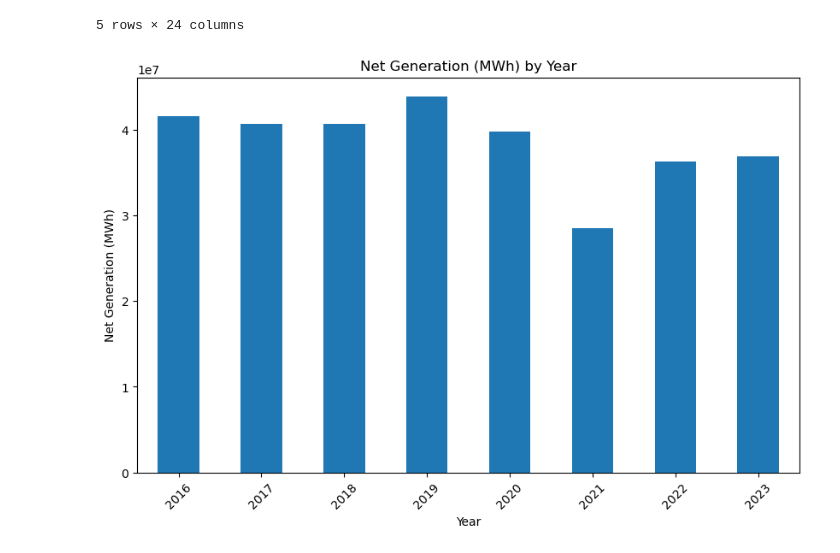
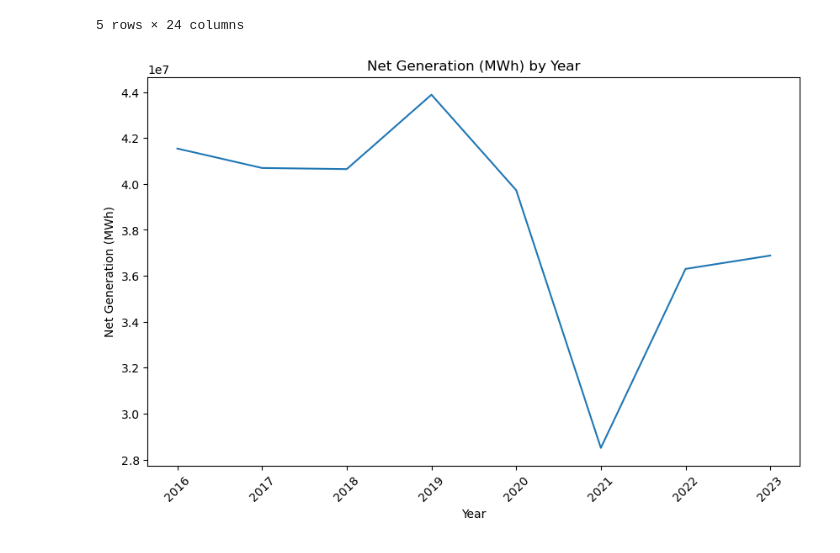
Before and after one commit to deryk96/energy-and-ai, a Jupyter notebook: ZIP Production.ipynb, the cells around one changed output. Drawn from its saved outputs; the diff is of its cells as text; code cells hidden in the pictures.

Commit message:
graphs
Made some graphs

```diff
--- a/ZIP Production.ipynb
+++ b/ZIP Production.ipynb
@@ -298,16 +278,17 @@ filtered_entries_after_2015_df.head()
 # %%
 import matplotlib.pyplot as plt
 
 # Group the data by report_year and sum the net_generation_mwh
 generation_by_year = filtered_entries_after_2015_df.groupby('report_year')['net_generation_mwh'].sum()
 
 # Plot the data
 plt.figure(figsize=(10, 6))
-generation_by_year.plot(kind='bar')
+generation_by_year.plot()
+
 plt.title('Net Generation (MWh) by Year')
 plt.xlabel('Year')
 plt.ylabel('Net Generation (MWh)')
 plt.xticks(rotation=45)
 plt.show()
 # %% [output]
-[figure, old version]
+[figure, new version]
```
Also changed, not shown: parts of 6 cells of this notebook, 1 other file.
